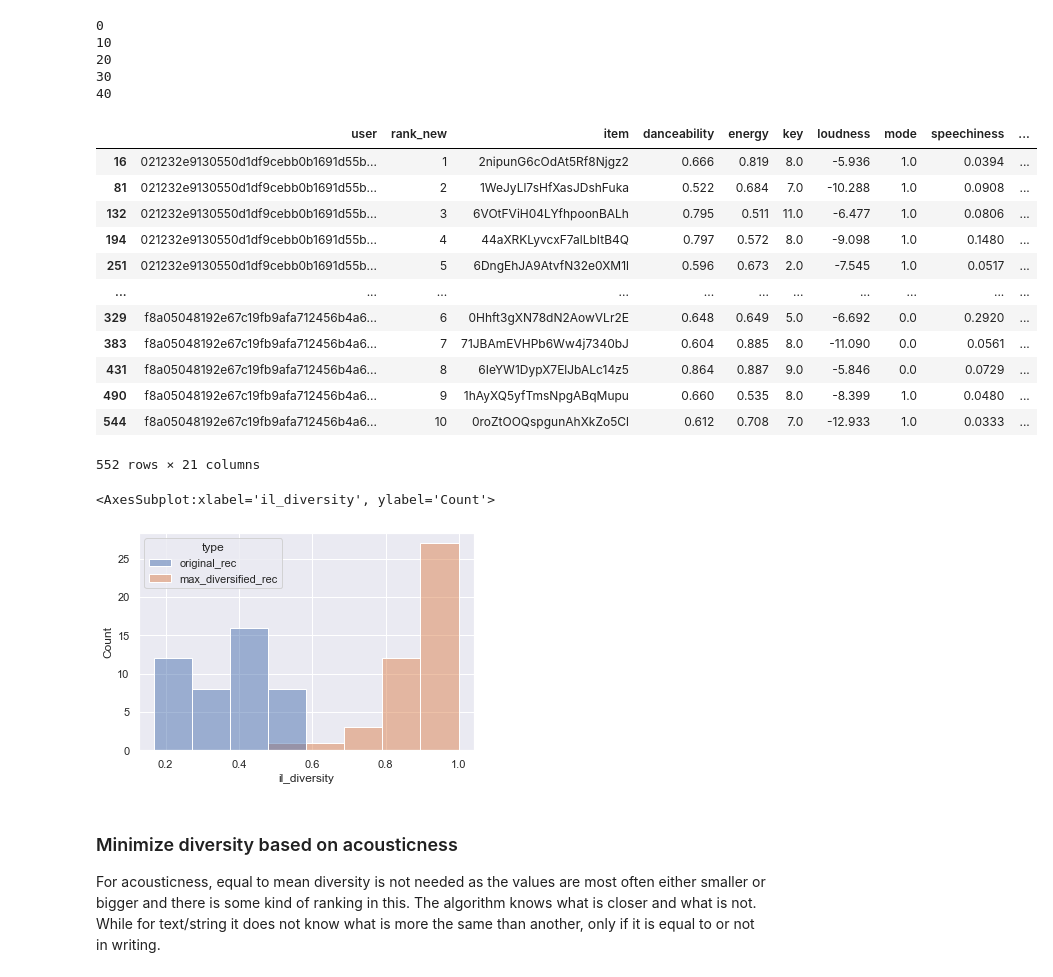
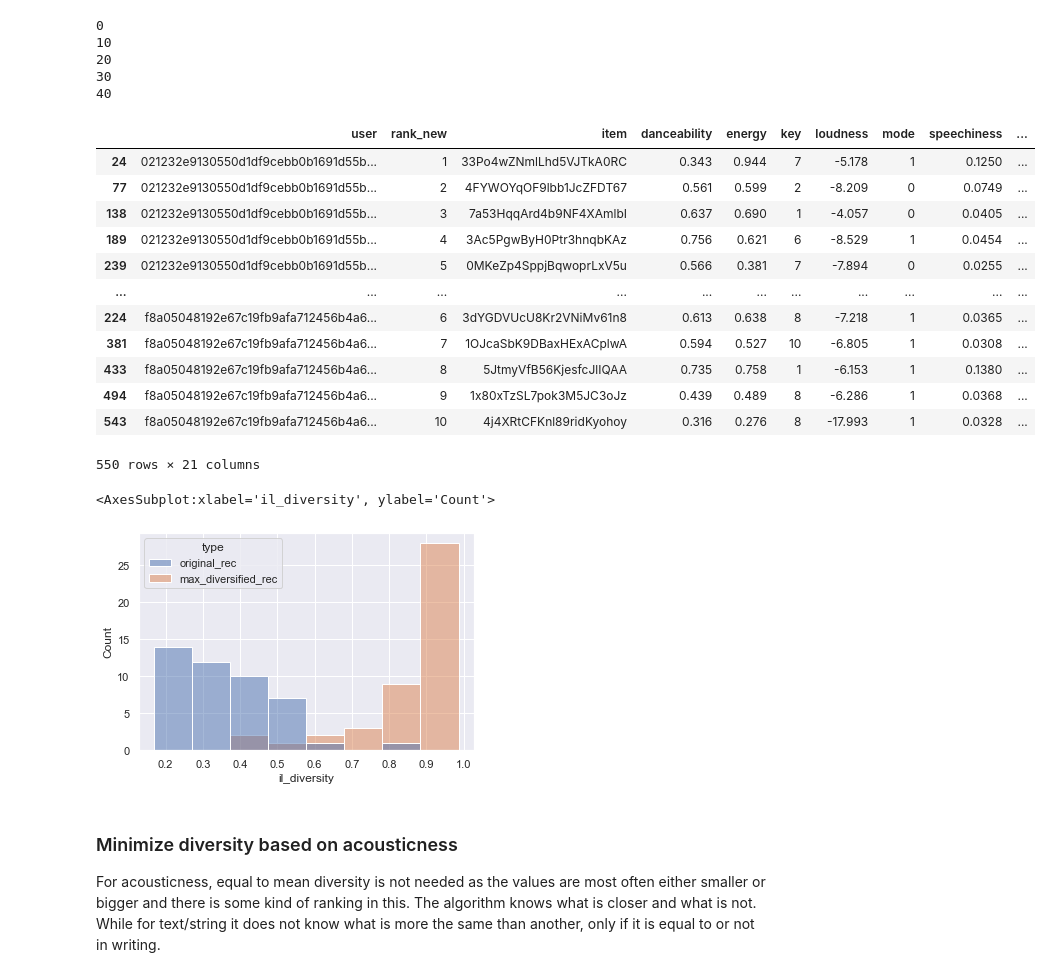
Before and after one commit to bocsardigergely/dss-group-assignment, a Jupyter notebook: Diversification and recommendation part.ipynb, the cells around one changed output. Cells and saved outputs as stored; diff of their text form; code cells hidden in the pictures.

```diff
--- a/Diversification and recommendation part.ipynb
+++ b/Diversification and recommendation part.ipynb
@@ -355,12 +355,12 @@ for i, tp in enumerate(xf.partition_users(spotify_track, partitions=1, method=xf
 # Part 2. Different ways of diversification of recommended items
 if I have a list with recommendations. Unsure in what format/including columns Victor is going to deliver his part, so possibly some overlap as well.
 # %%
-recs_diverse = pd.read_csv("participant data updated Nov 22/recommendations_diverse.csv").rename(
+recs_long = pd.read_csv("participant data updated Nov 22/recommendations_diverse.csv").rename(
 columns={"user_id": "user",
         "id": "item"})
-recs_non_diverse = pd.read_csv("participant data updated Nov 22/recommendations_non_diverse.csv").rename(
+recs_short = pd.read_csv("participant data updated Nov 22/recommendations_non_diverse.csv").rename(
 columns={"user_id": "user",
         "id": "item"})
-recs_diverse = recs_diverse[recs_diverse['item'].notna()]
-recs_non_diverse = recs_non_diverse[recs_non_diverse['item'].notna()]
+recs_long = recs_long[recs_long['item'].notna()]
+recs_short = recs_short[recs_short['item'].notna()]
 # %%
@@ -662,7 +662,7 @@ Below can be done for each characteristic, but not for all together. Or does any
 This is based on the input files of our research step 1, rather than the experimentation on top in contrast to artist part.
 # %%
 # Get the top 10 recommendations
-recs_non_diverse_top10 = recs_non_diverse[recs_non_diverse["rank"] <= 10]
+recs_non_diverse_top10 = recs_long[recs_long["rank"] <= 10]
 recs_non_diverse_top10
 # %% [output]
 |  | Unnamed: 0 | danceability | energy | key | loudness | mode | speechiness | acousticness | ... |
@@ -747,7 +747,7 @@ for user in l_unique_user:
     if len(dict_rec_div)%10 == 0:
         print(len(dict_rec_div))
 
-    user_recs = recs_non_diverse[recs_non_diverse["user"] == user]
+    user_recs = recs_long[recs_long["user"] == user]
     user_top_items = user_recs.item.tolist()
 
     rec_list = [user_top_items[0]]
@@ -787,33 +787,33 @@ for user in l_unique_user:
 # %%
 # top 10 new recommendations after diversification
 rec_div = pd.DataFrame.from_dict(dict_rec_div, orient='index').reset_index().rename(columns={"index": "user"})
 rec_div = pd.melt(rec_div, id_vars=['user'], value_vars=[0, 1, 2, 3, 4, 5, 6, 7, 8, 9]).rename(
     columns={"variable": "rank_new", "value": "item"})
-rec_div_top10_max_acous = pd.merge(rec_div, recs_non_diverse[['danceability', 'energy', 'key', 'loudness', 'mode', 'speechiness', 'acousticness',
+rec_div_top10_max_acous = pd.merge(rec_div, recs_long[['danceability', 'energy', 'key', 'loudness', 'mode', 'speechiness', 'acousticness',
                                                             'instrumentalness', 'liveness', 'valence', 'tempo', 'type', 'item', 'uri', 'track_href',
                                                             'analysis_url','duration_ms', 'time_signature', 'rank']], on="item")
 
 # start ranking from 1 rather than 0
 rec_div_top10_max_acous["rank_new"] = rec_div_top10_max_acous["rank_new"] + 1
 rec_div_top10_max_acous = rec_div_top10_max_acous.sort_values(by=["user", "rank_new"])
 
 # add which kind of diversification
 rec_div_top10_max_acous["type"] = "max_diversified_acous"
 rec_div_top10_max_acous
 # %% [output]
 |  | user | rank_new | item | danceability | energy | key | loudness | mode | speechiness | ... |
-| 16 | 021232e9130550d1df9cebb0b1691d55b... | 1 | 2nipunG6cOdAt5Rf8Njgz2 | 0.666 | 0.819 | 8.0 | -5.936 | 1.0 | 0.0394 | ... |
-| 81 | 021232e9130550d1df9cebb0b1691d55b... | 2 | 1WeJyLl7sHfXasJDshFuka | 0.522 | 0.684 | 7.0 | -10.288 | 1.0 | 0.0908 | ... |
-| 132 | 021232e9130550d1df9cebb0b1691d55b... | 3 | 6VOtFViH04LYfhpoonBALh | 0.795 | 0.511 | 11.0 | -6.477 | 1.0 | 0.0806 | ... |
-| 194 | 021232e9130550d1df9cebb0b1691d55b... | 4 | 44aXRKLyvcxF7alLbItB4Q | 0.797 | 0.572 | 8.0 | -9.098 | 1.0 | 0.1480 | ... |
-| 251 | 021232e9130550d1df9cebb0b1691d55b... | 5 | 6DngEhJA9AtvfN32e0XM1l | 0.596 | 0.673 | 2.0 | -7.545 | 1.0 | 0.0517 | ... |
+| 24 | 021232e9130550d1df9cebb0b1691d55b... | 1 | 33Po4wZNmlLhd5VJTkA0RC | 0.343 | 0.944 | 7 | -5.178 | 1 | 0.1250 | ... |
+| 77 | 021232e9130550d1df9cebb0b1691d55b... | 2 | 4FYWOYqOF9lbb1JcZFDT67 | 0.561 | 0.599 | 2 | -8.209 | 0 | 0.0749 | ... |
+| 138 | 021232e9130550d1df9cebb0b1691d55b... | 3 | 7a53HqqArd4b9NF4XAmlbI | 0.637 | 0.690 | 1 | -4.057 | 0 | 0.0405 | ... |
+| 189 | 021232e9130550d1df9cebb0b1691d55b... | 4 | 3Ac5PgwByH0Ptr3hnqbKAz | 0.756 | 0.621 | 6 | -8.529 | 1 | 0.0454 | ... |
+| 239 | 021232e9130550d1df9cebb0b1691d55b... | 5 | 0MKeZp4SppjBqwoprLxV5u | 0.566 | 0.381 | 7 | -7.894 | 0 | 0.0255 | ... |
 | ... | ... | ... | ... | ... | ... | ... | ... | ... | ... | ... |
-| 329 | f8a05048192e67c19fb9afa712456b4a6... | 6 | 0Hhft3gXN78dN2AowVLr2E | 0.648 | 0.649 | 5.0 | -6.692 | 0.0 | 0.2920 | ... |
-| 383 | f8a05048192e67c19fb9afa712456b4a6... | 7 | 71JBAmEVHPb6Ww4j7340bJ | 0.604 | 0.885 | 8.0 | -11.090 | 0.0 | 0.0561 | ... |
-| 431 | f8a05048192e67c19fb9afa712456b4a6... | 8 | 6IeYW1DypX7ElJbALc14z5 | 0.864 | 0.887 | 9.0 | -5.846 | 0.0 | 0.0729 | ... |
-| 490 | f8a05048192e67c19fb9afa712456b4a6... | 9 | 1hAyXQ5yfTmsNpgABqMupu | 0.660 | 0.535 | 8.0 | -8.399 | 1.0 | 0.0480 | ... |
-| 544 | f8a05048192e67c19fb9afa712456b4a6... | 10 | 0roZtOOQspgunAhXkZo5Cl | 0.612 | 0.708 | 7.0 | -12.933 | 1.0 | 0.0333 | ... |
+| 224 | f8a05048192e67c19fb9afa712456b4a6... | 6 | 3dYGDVUcU8Kr2VNiMv61n8 | 0.613 | 0.638 | 8 | -7.218 | 1 | 0.0365 | ... |
+| 381 | f8a05048192e67c19fb9afa712456b4a6... | 7 | 1OJcaSbK9DBaxHExACplwA | 0.594 | 0.527 | 10 | -6.805 | 1 | 0.0308 | ... |
+| 433 | f8a05048192e67c19fb9afa712456b4a6... | 8 | 5JtmyVfB56KjesfcJlIQAA | 0.735 | 0.758 | 1 | -6.153 | 1 | 0.1380 | ... |
+| 494 | f8a05048192e67c19fb9afa712456b4a6... | 9 | 1x80xTzSL7pok3M5JC3oJz | 0.439 | 0.489 | 8 | -6.286 | 1 | 0.0368 | ... |
+| 543 | f8a05048192e67c19fb9afa712456b4a6... | 10 | 4j4XRtCFKnl89ridKyohoy | 0.316 | 0.276 | 8 | -17.993 | 1 | 0.0328 | ... |
-552 rows × 21 columns
+550 rows × 21 columns
 # %%
 # Plotting the difference between original diversity score of the top 10 list and the new diversity score for top 10 within one histogram
 dict_ild_div = il_diversity_int(rec_div_top10_max_acous)
@@ -825,7 +825,7 @@ user_ild_combined = pd.concat([user_ild, user_ild_div_max]).reset_index(drop=Tru
 sns.histplot(data=user_ild_combined, x="il_diversity", hue="type")
 # %% [output]
 <AxesSubplot:xlabel='il_diversity', ylabel='Count'>
-[figure, old version]
+[figure, new version]
 # %% [markdown]
 ### Minimize diversity based on acousticness
 For acousticness, equal to mean diversity is not needed as the values are most often either smaller or bigger and there is some kind of ranking in this. The algorithm knows what is closer and what is not. While for text/string it does not know what is more the same than another, only if it is equal to or not in writing.
```
Also changed, not shown: parts of 11 cells of this notebook.
